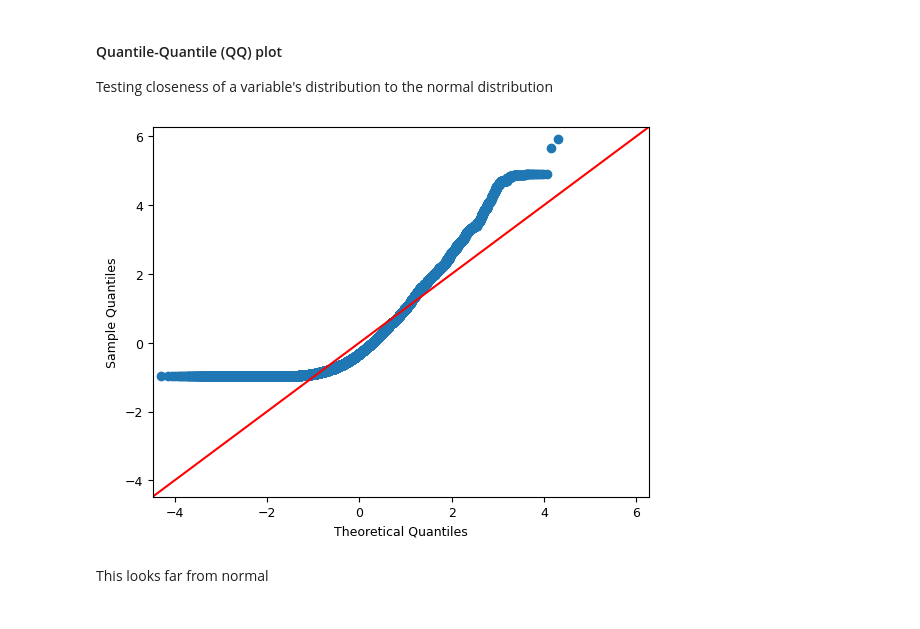
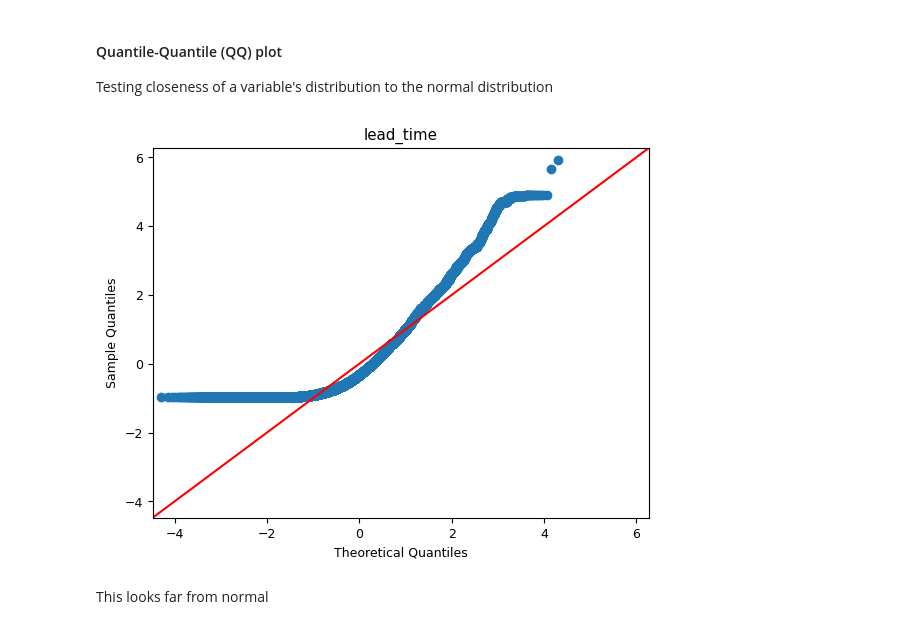
Before and after one commit to midoplays/DAProject, a Jupyter notebook: project.ipynb, the cells around one changed output. Drawn from its saved outputs; the diff is of its cells as text; code cells hidden in the pictures.

```diff
--- a/project.ipynb
+++ b/project.ipynb
@@ -421,9 +424,10 @@ df
 Testing closeness of a variable's distribution to the normal distribution
 # %%
 sm.qqplot(df.lead_time, line ='45')
+plt.title("lead_time")
 py.show()
 # %% [output]
-[figure, old version]
+[figure, new version]
 # %% [markdown]
 This looks far from normal
 # %% [markdown]
```
Also changed, not shown: parts of 19 cells of this notebook.
